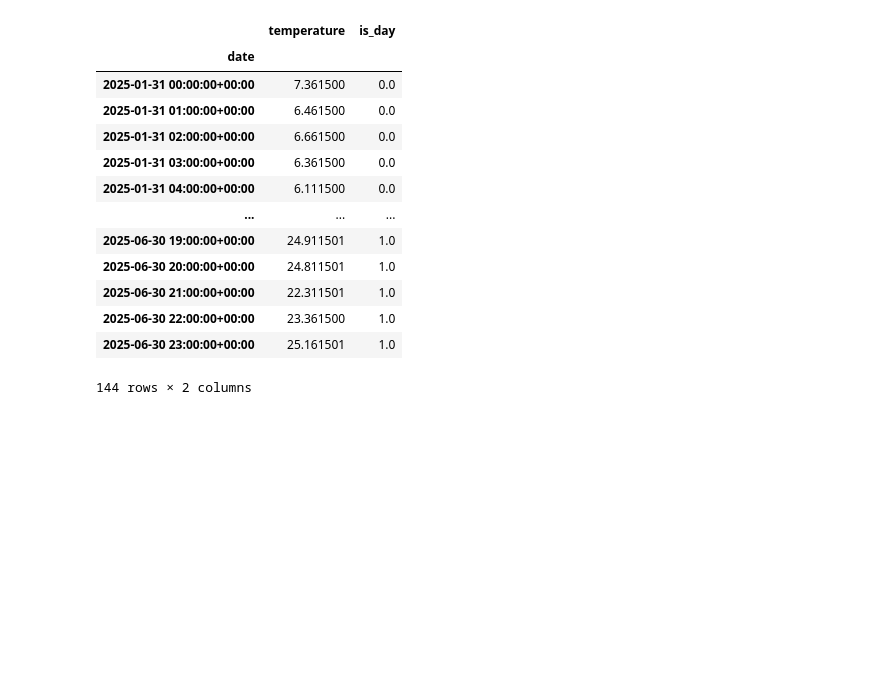
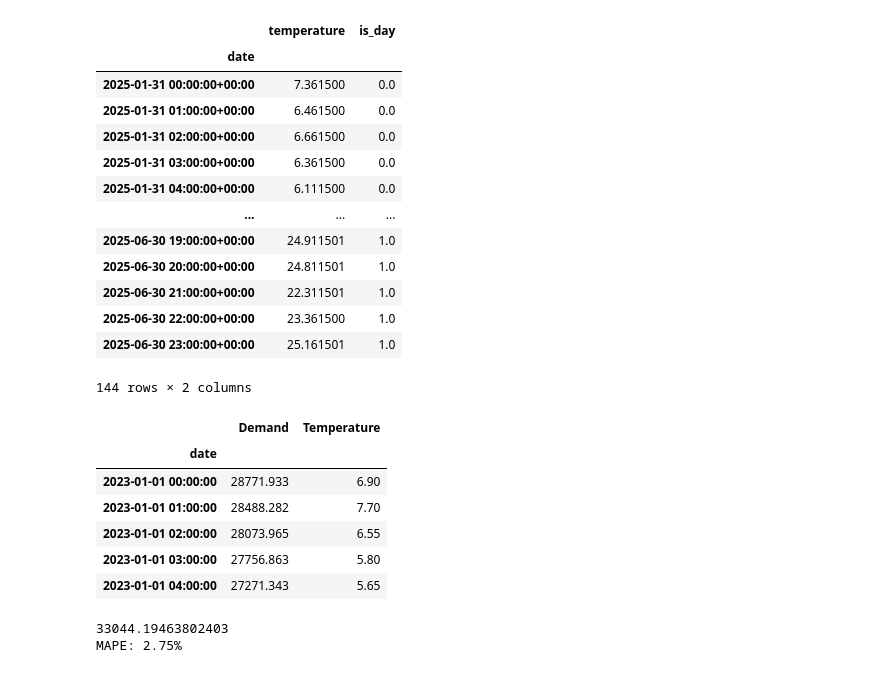
Before and after one commit to maxwellgriffith345/LoadForecast, a Jupyter notebook: notebooks/test.ipynb, the cells around one changed output. Saved outputs shown, nothing was run; the diff lists cells and outputs as text; code cells hidden in the pictures; blank space fills up the shorter version.

```diff
--- a/notebooks/test.ipynb
+++ b/notebooks/test.ipynb
@@ -349,3 +349,23 @@ weather[weather.index.duplicated()]
 | 2025-06-30 22:00:00+00:00 | 23.361500 | 1.0 |
 | 2025-06-30 23:00:00+00:00 | 25.161501 | 1.0 |
 144 rows × 2 columns
+# %%
+#get mean demand
+df = (pd.read_csv("../data/raw/gsloadtemp_clean.csv")
+        .drop_duplicates()
+        .pipe(lambda df: df.set_index(pd.to_datetime(df["date"])))
+        .drop(columns = ["date"])
+     )
+#this will throw an error if there are duplicates
+df.index = df.index.tz_localize(None)
+df.index.freq = 'h'
+# %%
+df.head()
+# %% [output]
+|  | Demand | Temperature |
+| date |  |  |
+| 2023-01-01 00:00:00 | 28771.933 | 6.90 |
+| 2023-01-01 01:00:00 | 28488.282 | 7.70 |
+| 2023-01-01 02:00:00 | 28073.965 | 6.55 |
+| 2023-01-01 03:00:00 | 27756.863 | 5.80 |
+| 2023-01-01 04:00:00 | 27271.343 | 5.65 |
@@ -351,0 +374,7 @@ weather[weather.index.duplicated()]
+# %%
+print(df["Demand"].mean())
+mape = (MAE / df["Demand"].mean()) * 100
+print(f"MAPE: {mape:.2f}%")
+# %% [output]
+33044.19463802403
+MAPE: 2.75%
```
Also changed, not shown: parts of 1 cell of this notebook, 3 other files.
